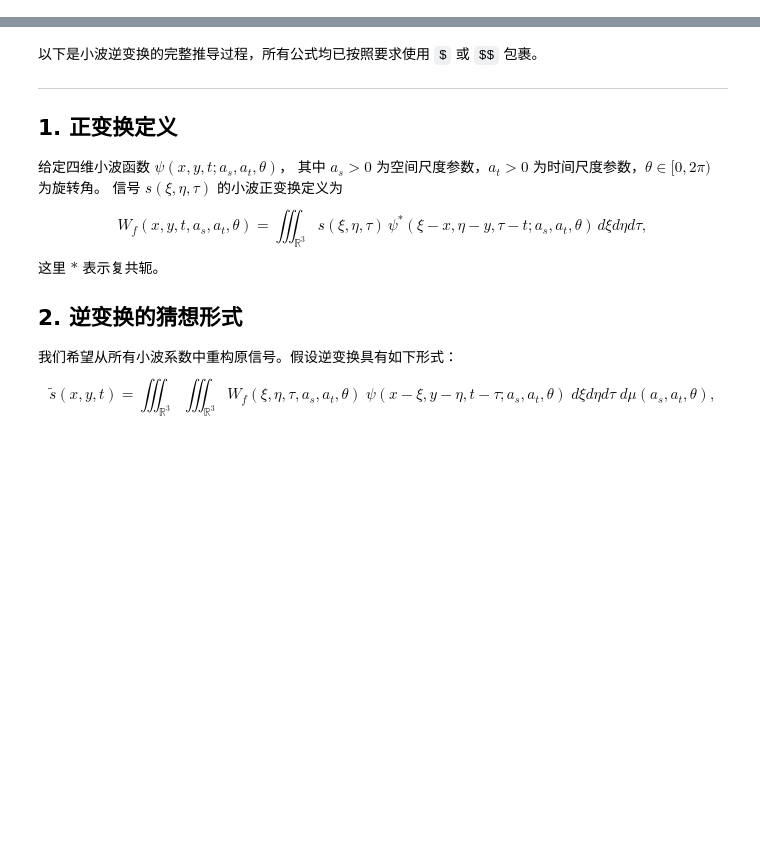
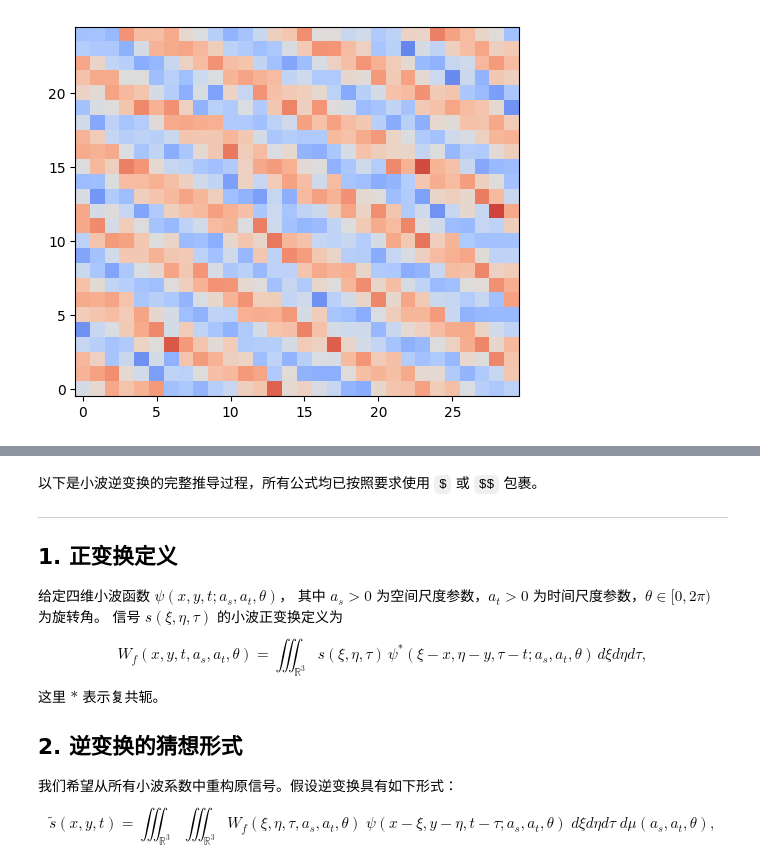
Before and after one commit to PKU-Heliosphere-org/repo_Xiangjing_Xu, a Jupyter notebook: UCoMP数据处理/时空小波变换/2D1T小波变换推导.ipynb, the cells around one changed output, grey strips where cells are left out. Saved outputs shown, nothing was run; the diff lists cells and outputs as text; code cells hidden in the pictures; blank space fills up the shorter version.

```diff
--- a/UCoMP数据处理/时空小波变换/2D1T小波变换推导.ipynb
+++ b/UCoMP数据处理/时空小波变换/2D1T小波变换推导.ipynb
@@ -187 +188,12 @@ signal_rec = -1*icwt_2d1t(w, kx_array, ky_array, omega_array ,1, 1, 1, k0=-6, om
+# %%
+from matplotlib.animation import FuncAnimation
+fig, ax = plt.subplots()
+im = ax.imshow(signal_rec[:, :, 0], origin='lower', cmap='coolwarm', vmin=signal_rec.min(), vmax=signal_rec.max())
+def update(frame):
+    im.set_data(signal_rec[:, :, frame])
+    return [im]
+ani = FuncAnimation(fig, update, frames=signal_rec.shape[-1], interval=100, blit=True)
+ani.save('./movie/test_signal_rec.gif', dpi=300)
+# %% [output]
+[figure, added]
 # %%
```
Also changed, not shown: parts of 6 cells of this notebook.
